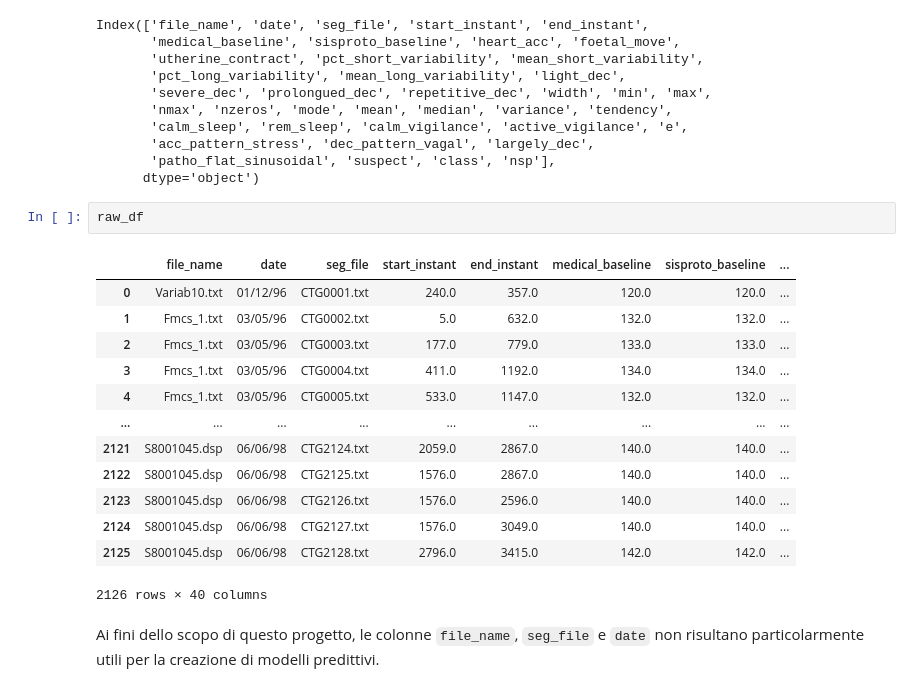
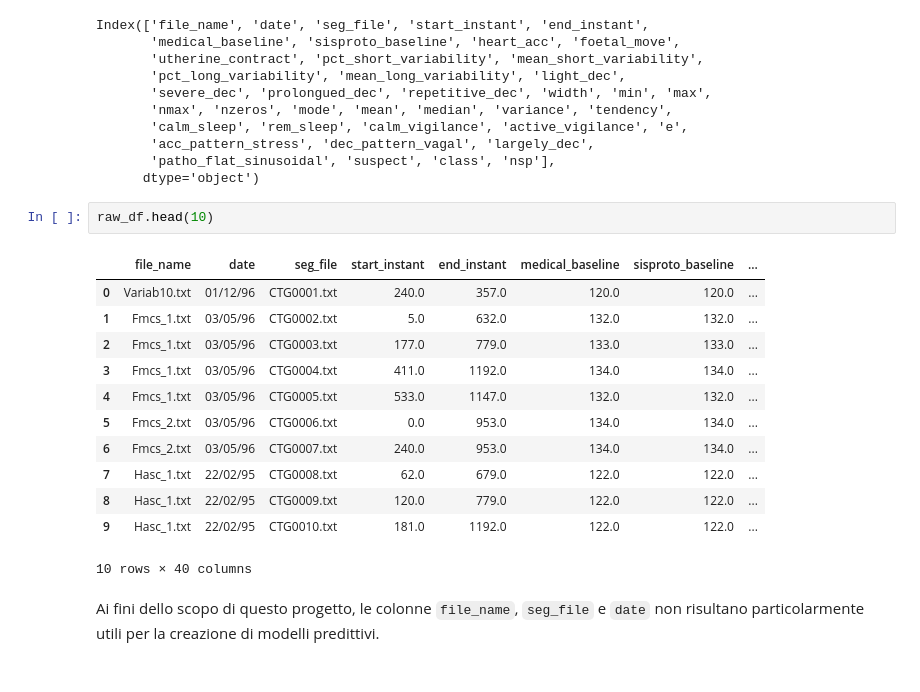
Before and after one commit to S-furi/CardioML, a Jupyter notebook: notebooks/cardio_ml.ipynb, the cells around one changed output. Saved outputs shown, nothing was run; the diff lists cells and outputs as text.

```diff
--- a/notebooks/cardio_ml.ipynb
+++ b/notebooks/cardio_ml.ipynb
@@ -156,21 +156,20 @@ Index(['file_name', 'date', 'seg_file', 'start_instant', 'end_instant',
        'patho_flat_sinusoidal', 'suspect', 'class', 'nsp'],
       dtype='object')
 # %%
-raw_df
+raw_df.head(10)
 # %% [output]
 |  | file_name | date | seg_file | start_instant | end_instant | medical_baseline | sisproto_baseline | ... |
 | 0 | Variab10.txt | 01/12/96 | CTG0001.txt | 240.0 | 357.0 | 120.0 | 120.0 | ... |
 | 1 | Fmcs_1.txt | 03/05/96 | CTG0002.txt | 5.0 | 632.0 | 132.0 | 132.0 | ... |
 | 2 | Fmcs_1.txt | 03/05/96 | CTG0003.txt | 177.0 | 779.0 | 133.0 | 133.0 | ... |
 | 3 | Fmcs_1.txt | 03/05/96 | CTG0004.txt | 411.0 | 1192.0 | 134.0 | 134.0 | ... |
 | 4 | Fmcs_1.txt | 03/05/96 | CTG0005.txt | 533.0 | 1147.0 | 132.0 | 132.0 | ... |
-| ... | ... | ... | ... | ... | ... | ... | ... | ... |
-| 2121 | S8001045.dsp | 06/06/98 | CTG2124.txt | 2059.0 | 2867.0 | 140.0 | 140.0 | ... |
-| 2122 | S8001045.dsp | 06/06/98 | CTG2125.txt | 1576.0 | 2867.0 | 140.0 | 140.0 | ... |
-| 2123 | S8001045.dsp | 06/06/98 | CTG2126.txt | 1576.0 | 2596.0 | 140.0 | 140.0 | ... |
-| 2124 | S8001045.dsp | 06/06/98 | CTG2127.txt | 1576.0 | 3049.0 | 140.0 | 140.0 | ... |
-| 2125 | S8001045.dsp | 06/06/98 | CTG2128.txt | 2796.0 | 3415.0 | 142.0 | 142.0 | ... |
+| 5 | Fmcs_2.txt | 03/05/96 | CTG0006.txt | 0.0 | 953.0 | 134.0 | 134.0 | ... |
+| 6 | Fmcs_2.txt | 03/05/96 | CTG0007.txt | 240.0 | 953.0 | 134.0 | 134.0 | ... |
+| 7 | Hasc_1.txt | 22/02/95 | CTG0008.txt | 62.0 | 679.0 | 122.0 | 122.0 | ... |
+| 8 | Hasc_1.txt | 22/02/95 | CTG0009.txt | 120.0 | 779.0 | 122.0 | 122.0 | ... |
+| 9 | Hasc_1.txt | 22/02/95 | CTG0010.txt | 181.0 | 1192.0 | 122.0 | 122.0 | ... |
-2126 rows × 40 columns
+10 rows × 40 columns
 # %% [markdown]
 Ai fini dello scopo di questo progetto, le colonne `file_name`, `seg_file` e `date` non risultano particolarmente utili per la creazione di modelli predittivi.
 # %%
```
Also changed, not shown: parts of 7 cells of this notebook.
